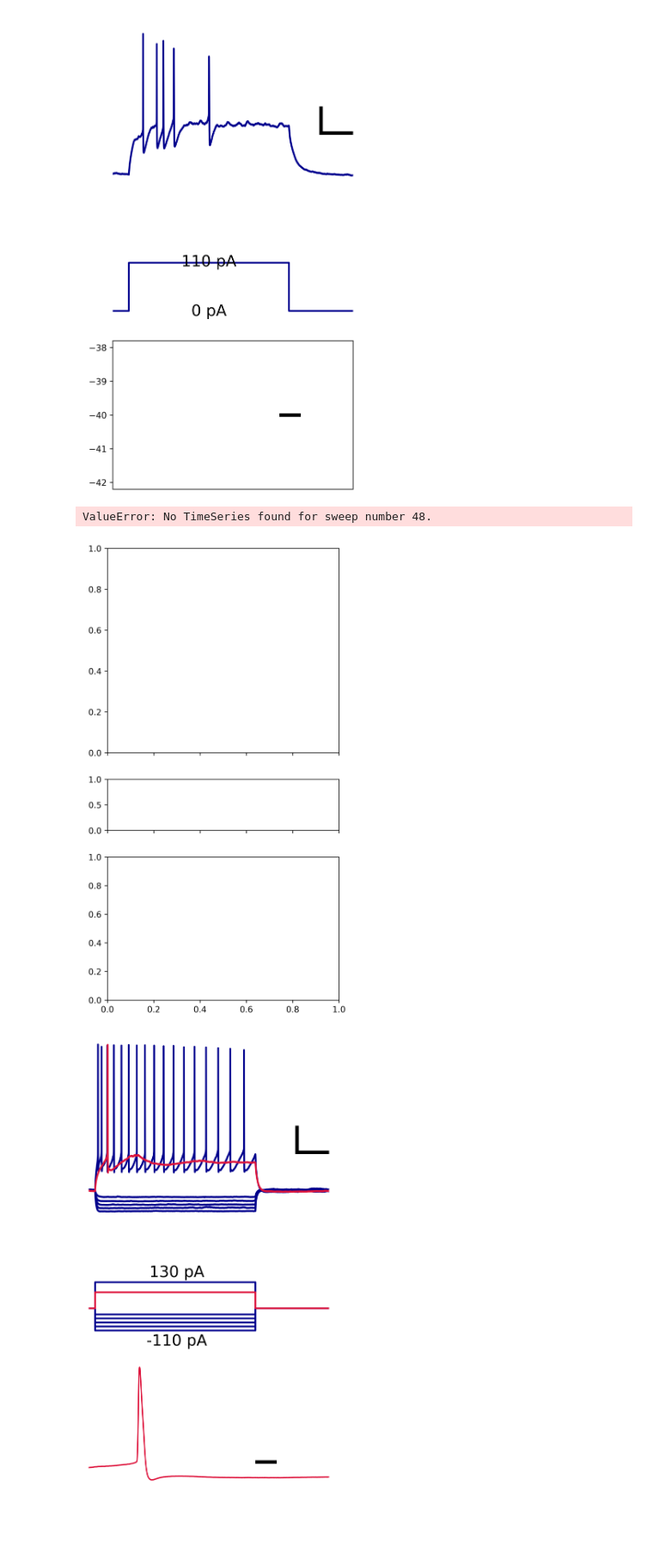
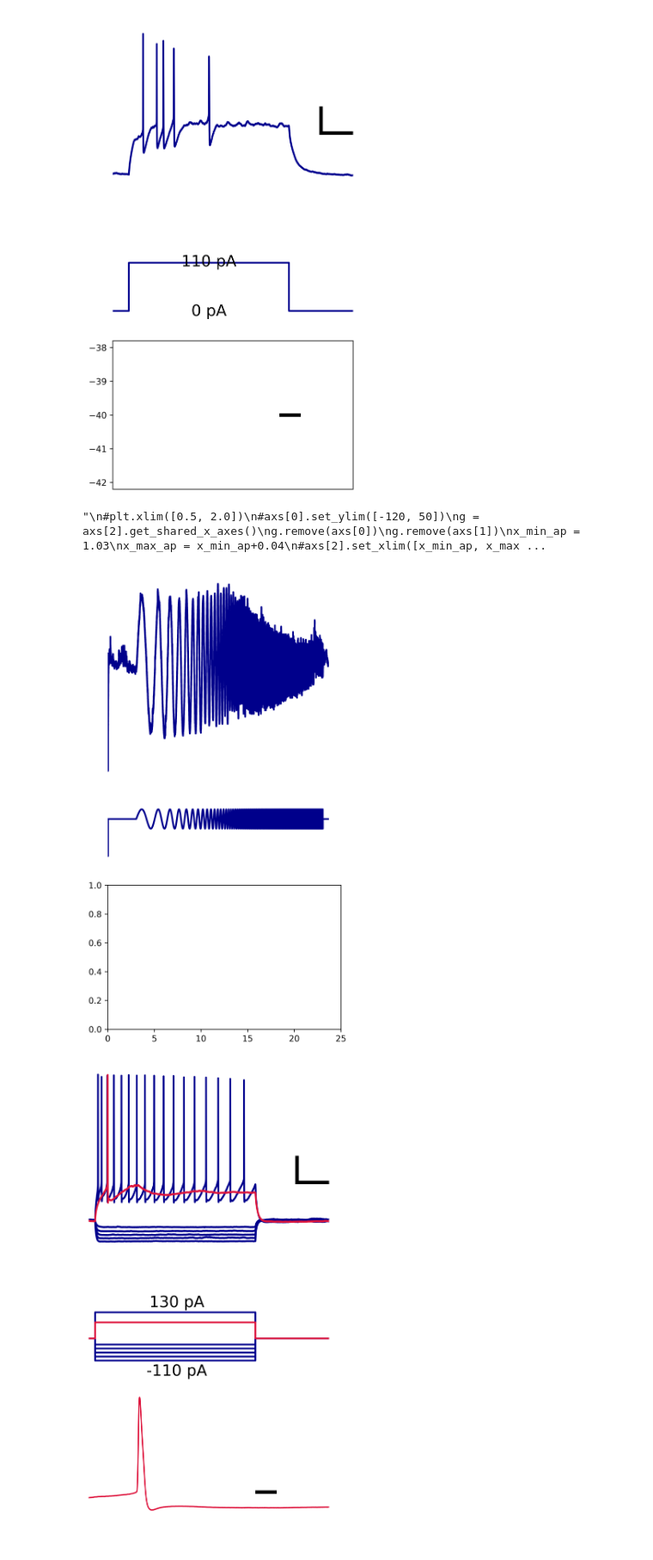
Before and after one commit to xpliu16/celltypes, a Jupyter notebook: IPFX_raw_traces2.ipynb, the cells around one changed output. Shown at 86% size. Drawn from its saved outputs; the diff is of its cells as text; code cells hidden in the pictures.

Commit message:
Exploratory analysis of chirp features

```diff
--- a/IPFX_raw_traces2.ipynb
+++ b/IPFX_raw_traces2.ipynb
@@ -9,7 +9,7 @@ from ipfx.dataset.create import create_ephys_data_set
 #nwb_path = "/allen/programs/celltypes/production/humancelltypes/prod0/Ephys_Roi_Result_998543710/nwb2_Q20.26.001.11.03.03.nwb"    # PVALB no complete long trace set
 #nwb_path = "/allen/programs/celltypes/production/humancelltypes/prod46/Ephys_Roi_Result_1173272167/QN22.26.016.14.02A.03.nwb"    # CCK-VIP-TAC3 - used
 #nwb_path = "/Users/xiaoping.liu/celltypes/NHP_BG_anal/raw_traces/nwb/QN22.26.016.14.02A.03.nwb"     # CCK-VIP-TAC3, same as above
-nwb_path = "/Users/xiaoping.liu/celltypes/NHP_BG_anal/raw_traces/nwb/QN21.26.028.14.53.04.nwb"  # PVALB - used
+#nwb_path = "/Users/xiaoping.liu/celltypes/NHP_BG_anal/raw_traces/nwb/QN21.26.028.14.53.04.nwb"  # PVALB - used
 #nwb_path = "/allen/programs/celltypes/production/humancelltypes/prod68/Ephys_Roi_Result_1287023589/QN23.26.016.14.06A.06.nwb"
 #nwb_path = "/Users/xiaoping.liu/celltypes/NHP_BG_anal/raw_traces/nwb/QN23.26.016.14.06A.06.nwb"   # CHAT
 #nwb_path = "/allen/programs/celltypes/production/humancelltypes/prod8/Ephys_Roi_Result_1116575361/Q21.26.023.13.04.03.nwb"
@@ -24,8 +24,22 @@ nwb_path = "/Users/xiaoping.liu/celltypes/NHP_BG_anal/raw_traces/nwb/QN21.26.028
 #nwb_path = "/allen/programs/celltypes/production/humancelltypes/prod46/Ephys_Roi_Result_1170462060/QN22.26.014.14.3A.01.nwb"
 #nwb_path = "/Users/xiaoping.liu/celltypes/NHP_BG_anal/raw_traces/nwb/QN22.26.014.14.3A.01.nwb" # LHX6-TAC3-PLPP4  no good
 
-#nwb_path = "/Users/xiaoping.liu/celltypes/NHP_BG_anal/raw_traces/nwb/Q21.26.020.14.05.03.nwb"   # For testing a cell with chirp pass
 #nwb_path = "/Users/xiaoping.liu/celltypes/NHP_BG_anal/raw_traces/nwb/QN22.26.016.14.03A.04.nwb"    # For testing a cell with chirp pass
+
+#nwb_path = "/allen/programs/celltypes/production/humancelltypes/prod104/Ephys_Roi_Result_1199233032/QN22.26.030.14.07A.02.nwb"   # Cell with CHIRPA but Failed Chirp QM22.26.030.14.07A.03
+#nwb_path = "/Users/xiaoping.liu/celltypes/NHP_BG_anal/raw_traces/nwb/QN22.26.030.14.07A.02.nwb"
+
+#nwb_path = "/allen/programs/celltypes/production/humancelltypes/prod121/Ephys_Roi_Result_1223237942/QN22.26.036.14.07B.03.nwb"   # High sync freq chirp, sweeps 55,56,57
+#nwb_path = "/Users/xiaoping.liu/celltypes/NHP_BG_anal/raw_traces/nwb/QN22.26.036.14.07B.03.nwb"
+
+#nwb_path = "/allen/programs/celltypes/production/humancelltypes/prod68/Ephys_Roi_Result_1287544772/QN23.26.016.14.07B.01.nwb"   # High sync freq chirp, sweeps 54 through 59
+nwb_path = "/Users/xiaoping.liu/celltypes/NHP_BG_anal/raw_traces/nwb/QN23.26.016.14.07B.01.nwb"
+
+#nwb_path = "/allen/programs/celltypes/production/humancelltypes/prod46/Ephys_Roi_Result_1170583480/QN22.26.014.14.5B.02.nwb"   # High sync freq chirp, sweeps 54-72
+#nwb_path = "/Users/xiaoping.liu/celltypes/NHP_BG_anal/raw_traces/nwb/QN22.26.014.14.5B.02.nwb"
+
+
+#nwb_path = "/allen/programs/celltypes/production/humancelltypes/prod11/Ephys_Roi_Result_1166306608/QN22.26.010.14.54.04.nwb"   # For testing a cell with chirp pass
 
 plt.rcParams['figure.dpi'] = 600
 plt.rcParams['savefig.dpi'] = 600
@@ -304,7 +316,7 @@ plt.show()
 # %%
 # Test viewer
 
-sweep_list = [48]
+sweep_list = [59]
 
 sweep_rheo = 64
 plt.rcParams['figure.dpi'] = 600
@@ -323,36 +335,39 @@ for sw in sweep_list:
         color = 'darkblue'
     axs[0].plot(t,v,color,linewidth=2)
     axs[0].axis('off')
     axs[1].plot(t,i,color,linewidth=2)
     axs[1].axis('off')
     if (sw == sweep_rheo):
         axs[2].plot(t,v, 'crimson')
         axs[2].axis('off')
     all_i = np.concatenate((all_i, np.squeeze(sweep.i)))
 min_i = round(np.min(all_i))
 max_i = round(np.max(all_i))
 
+axs[0].set_xlim([0, 25])
+
+'''
 #plt.xlim([0.5, 2.0])
 #axs[0].set_ylim([-120, 50])
 g = axs[2].get_shared_x_axes()
 g.remove(axs[0])
 g.remove(axs[1])
 x_min_ap = 1.03
 x_max_ap = x_min_ap+0.04
 #axs[2].set_xlim([x_min_ap, x_max_ap])
 axs[0].plot([1.8, 2.0], [-40, -40], 'k', linewidth = 4)     # 200 ms
 axs[0].plot([1.8, 1.8], [-20, -40], 'k', linewidth = 4)      # 20 mV
 axs[2].plot([0.7*(x_max_ap-x_min_ap)+x_min_ap, 0.7*(x_max_ap-x_min_ap)+x_min_ap + 0.003], [-40, -40], 'k', linewidth = 4)    # 3 ms
 
 yl = axs[2].get_ylim()
 axs[1].text(1.1, max_i + 0.35*(yl[1]-yl[0]), str(max_i) + ' pA', size = 18, color = 'k', horizontalalignment = 'center', verticalalignment = 'center')
 axs[1].text(1.1, min_i - 0.4*(yl[1]-yl[0]), str(min_i) + ' pA', size = 18, color = 'k', horizontalalignment = 'center', verticalalignment = 'center')
 
 #plt.savefig('/Users/xiaoping.liu/celltypes/NHP_BG_anal/raw_traces/python/Q2126013120201_SST-Chodl.png')
-plt.show()
+plt.show()'''
 # %% [output]
-ValueError: No TimeSeries found for sweep number 48.
+"\n#plt.xlim([0.5, 2.0])\n#axs[0].set_ylim([-120, 50])\ng = axs[2].get_shared_x_axes()\ng.remove(axs[0])\ng.remove(axs[1])\nx_min_ap = 1.03\nx_max_ap = x_min_ap+0.04\n#axs[2].set_xlim([x_min_ap, x_max ...
-[figure, old version]
+[figure, new version]
 # %%
 # CCK-FBXL7
 
```
Also changed, not shown: parts of 4 cells of this notebook.
